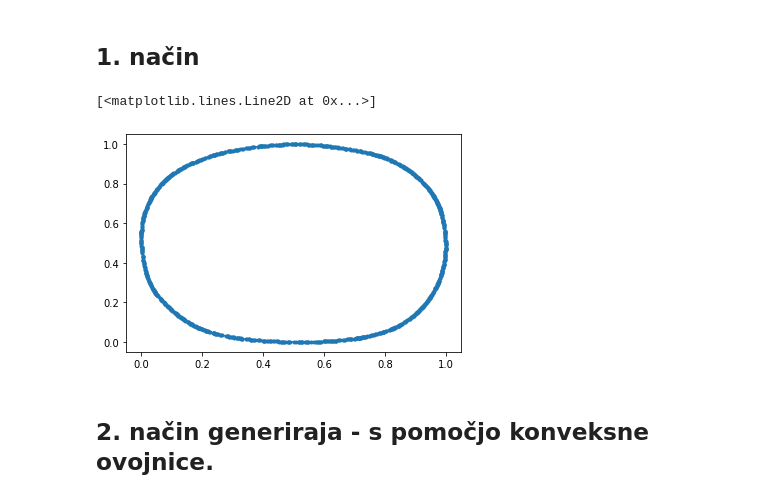
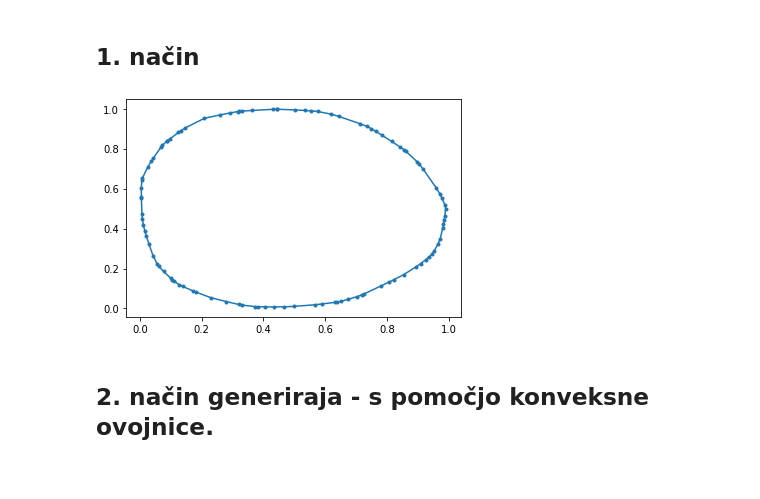
Before and after one commit to UdirL18/Financni-praktikum, a Jupyter notebook: Horizontalno_prekrivanje_poligonov.ipynb, the cells around one changed output. Cells and saved outputs as stored; diff of their text form; code cells hidden in the pictures.

```diff
--- a/Horizontalno_prekrivanje_poligonov.ipynb
+++ b/Horizontalno_prekrivanje_poligonov.ipynb
@@ -78,14 +78,15 @@ poly2_1 = Polygon(to_convex_contour(1000))
 # %%
 # Izrisane generirane random tocke (1000 stranega konveksnega poligona)
 # izrise nov poligon ne tistega od zgoraj
-x, y = np.array(to_convex_contour(1000)).T
+x, y = np.array(to_convex_contour(100)).T
 x = np.append(x, x[0])
 y = np.append(y, y[0])
+plt.savefig('nacin_1.pdf', bbox_inches='tight')
 
 plt.plot(x,y, '.-')
+plt.savefig('nacin_1.pdf', bbox_inches='tight')
 # %% [output]
-[<matplotlib.lines.Line2D at 0x...>]
-[figure, old version]
+[figure, new version]
 # %% [markdown]
 ## 2. način generiraja - s pomočjo konveksne ovojnice.
 # %%
```
Also changed, not shown: parts of 3 cells of this notebook.
